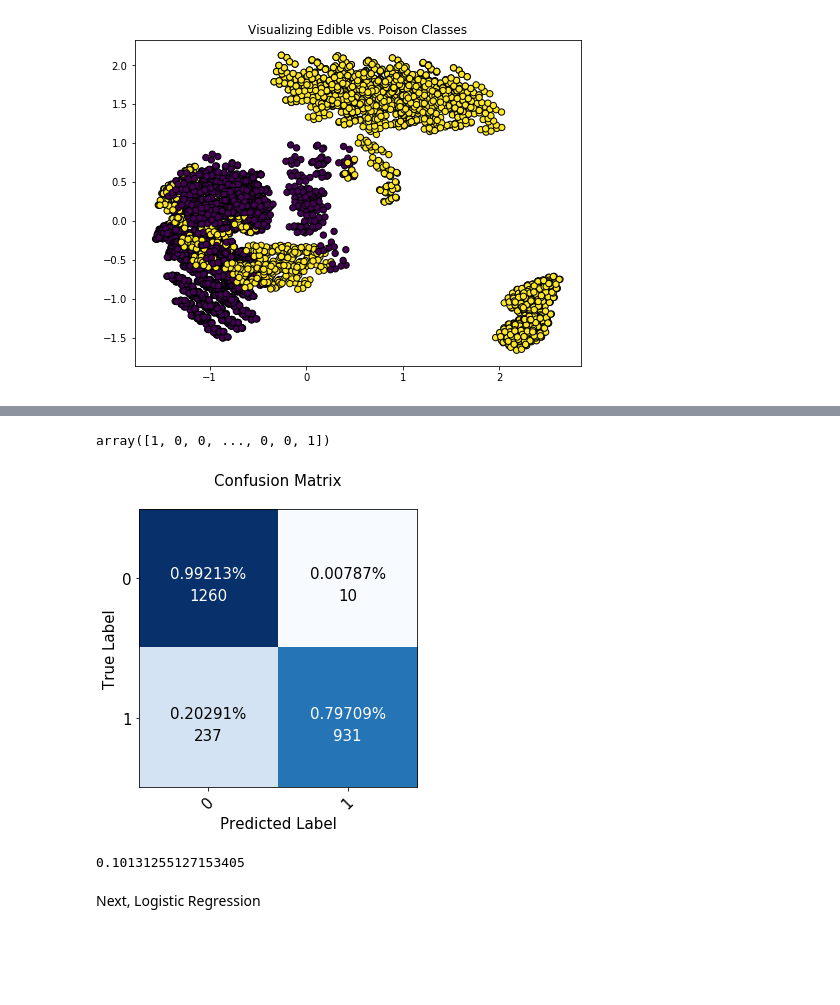
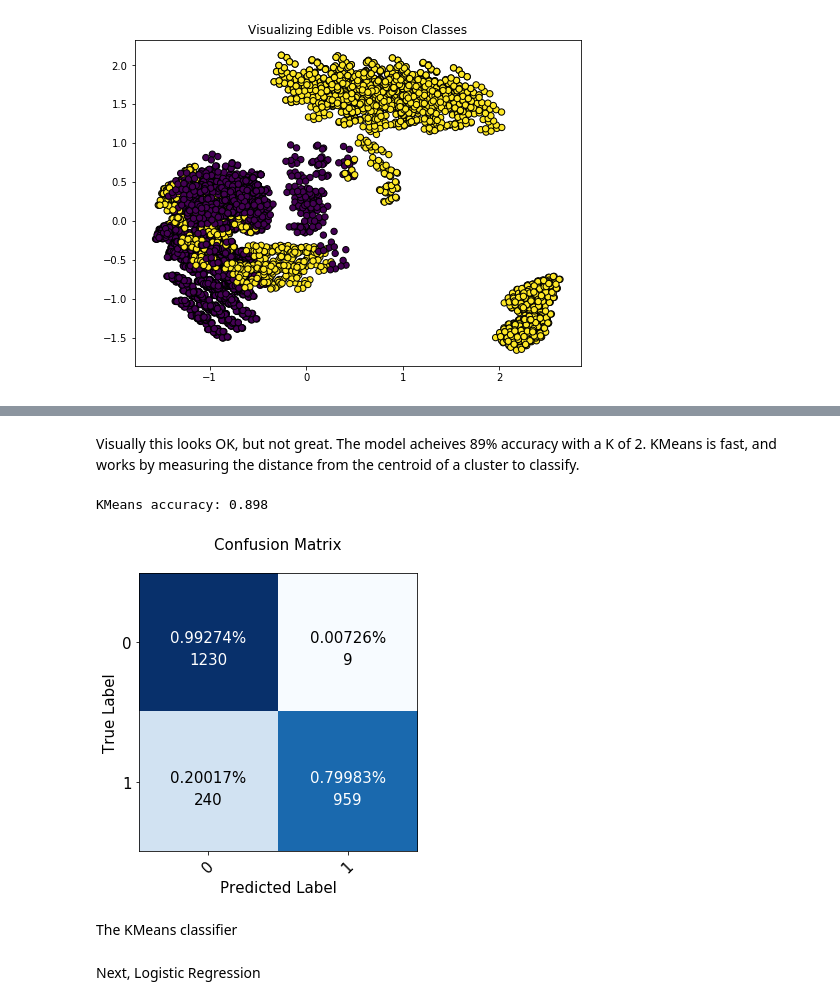
Before and after one commit to BrendanMoore42/ProjectTemp, a Jupyter notebook: MushroomClass/mushroom_kern1.ipynb, the cells around one changed output, grey strips where cells are left out. Cells and saved outputs as stored; diff of their text form; code cells hidden in the pictures; blank space fills up the shorter version.

Commit message:
kmeans_logreg

```diff
--- a/MushroomClass/mushroom_kern1.ipynb
+++ b/MushroomClass/mushroom_kern1.ipynb
@@ -261,3 +257,5 @@ plt.show();
+# %% [markdown]
+Visually this looks OK, but not great. The model acheives 89% accuracy with a K of 2. KMeans is fast, and works by measuring the distance from the centroid of a cluster to classify.
 # %%
 def plot_confusion_matrix(cm, classes, fontsize=15,
                           normalize=False, title='Confusion matrix',
@@ -306,20 +304,15 @@ def plot_confusion_matrix(cm, classes, fontsize=15,
     plt.xlabel('Predicted label'.title(), size=fontsize)
 
     return None
-# %%
-y_pred_km
-# %% [output]
-array([1, 0, 0, ..., 0, 0, 1])
 # %%
-cm_km = metrics.confusion_matrix(y_test,1-y_pred_km)
+cm_km = metrics.confusion_matrix(y_test, y_pred_km)
 plot_confusion_matrix(cm_km, classes=[0,1])
+print(f'KMeans accuracy: {accuracy_score(y_test, y_pred_km).round(3)}')
 # %% [output]
+KMeans accuracy: 0.898
-[figure, old version]
+[figure, new version]
-# %%
-from sklearn.metrics import accuracy_score
-accuracy_score(y_test, y_pred_km)
-# %% [output]
-0.10131255127153405
+# %% [markdown]
+The KMeans classifier
 # %% [markdown]
 Next, Logistic Regression
 # %%
```
Also changed, not shown: parts of 5 cells of this notebook.
